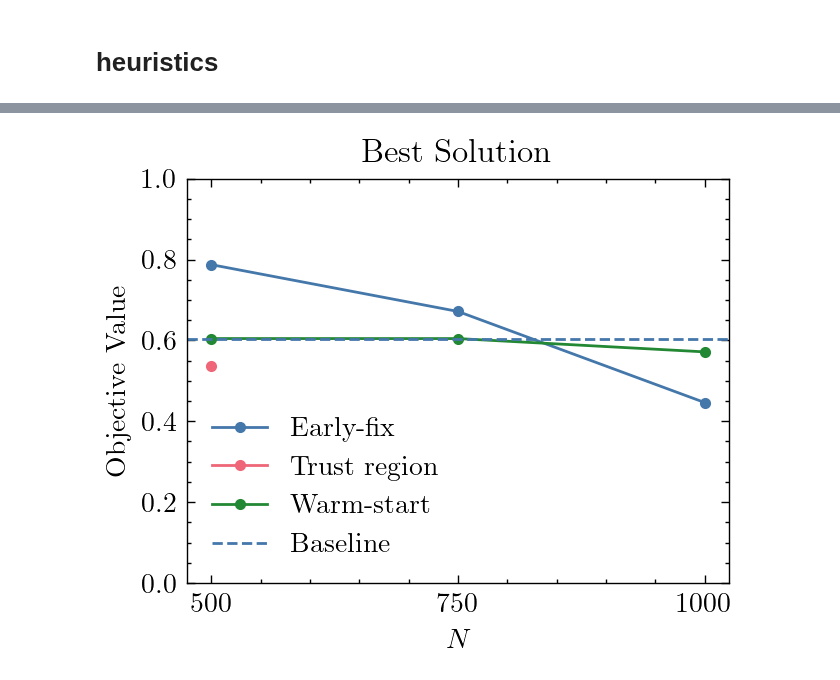
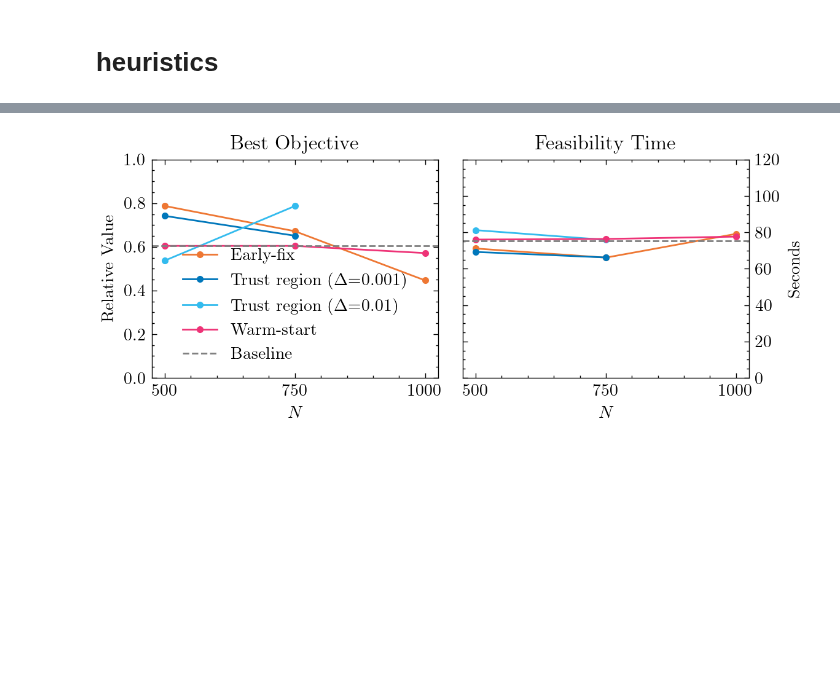
Before and after one commit to gos-ufsc/sat-gnn, a Jupyter notebook: notebooks/6.0-bmp-paper.plots.ipynb, the cells around one changed output, grey strips where cells are left out. Cells and saved outputs as stored; diff of their text form; code cells hidden in the pictures; blank space fills up the shorter version.

```diff
--- a/notebooks/6.0-bmp-paper.plots.ipynb
+++ b/notebooks/6.0-bmp-paper.plots.ipynb
@@ -444,5 +477,5 @@ plt.show()
 # %%
-labels = df.sort_values(by=['heuristic', 'n'])['label'].unique()[::-1]
+labels = df['label'].unique()[::-1]
 
 colors = plt.rcParams['axes.prop_cycle'].by_key()['color']
 bar_colors = np.array([colors[0],] * len(labels))
@@ -465,25 +512,50 @@ plt.show()
 # %%
-means = df[df['heuristic'] != 'Baseline'].groupby(['heuristic', 'n'])['relative_objective'].mean().reset_index()
-# stds = df[df['heuristic'] != 'Baseline'].groupby(['heuristic', 'n'])['relative_objective'].std().reset_index()
-for h in means['heuristic'].unique():
-    h_means = means[means['heuristic'] == h].set_index('n')['relative_objective']
-    # h_stds = stds[stds['heuristic'] == h].set_index('n')['relative_objective']
-    # plt.errorbar(h_means.index, h_means.values, yerr=h_stds.values, marker='.', label=h)
-    plt.plot(h_means, marker='.', label=h)
+fig, axs = plt.subplots(1,2)
+fig.set_size_inches(6, 2.625)
 
-baseline_obj = df[df['heuristic'] == 'Baseline']['relative_objective'].mean()
+def make_lineplot(column, ax):
+    means = df[df['heuristic'] != 'Baseline'].groupby(['heuristic', 'delta', 'n'])[column].mean().reset_index()
+    # stds = df[df['heuristic'] != 'Baseline'].groupby(['heuristic', 'n'])['relative_objective'].std().reset_index()
+    for h in means['heuristic'].unique():
+        if h == 'Trust region':
+            for delta in means[means['heuristic'] == h]['delta'].unique():
+                h_means = means[(means['heuristic'] == h) & (means['delta'] == delta)].set_index('n')[column]
 
-plt.xticks(means['n'].unique())
+                ax.plot(h_means, marker='.', label=h+f' ($\Delta$={delta})')
+        else:
+            h_means = means[means['heuristic'] == h].set_index('n')[column]
+            # h_stds = stds[stds['heuristic'] == h].set_index('n')['relative_objective']
+            # plt.errorbar(h_means.index, h_means.values, yerr=h_stds.values, marker='.', label=h)
+            ax.plot(h_means, marker='.', label=h)
 
-xlim = plt.xlim()
-plt.hlines(baseline_obj, *xlim, label='Baseline', linestyles='dashed')
-plt.xlim(*xlim)
+    baseline_obj = df[df['heuristic'] == 'Baseline'][column].mean()
 
-plt.ylim(0,1)
-plt.title('Best Solution')
-plt.ylabel('Objective Value')
-plt.xlabel('$N$')
-plt.legend()
-plt.show()
+    ax.set_xticks(means['n'].unique())
+
+    xlim = ax.get_xlim()
+    ax.hlines(baseline_obj, *xlim, label='Baseline', linestyles='dashed', color='gray')
+    ax.set_xlim(*xlim)
+
+make_lineplot('relative_objective', axs[0])
+
+axs[0].set_ylim(0,1)
+axs[0].legend()
+axs[0].set_title('Best Objective')
+axs[0].set_ylabel('Relative Value')
+axs[0].set_xlabel('$N$')
+
+make_lineplot('time_to_feasible', axs[1])
+
+axs[1].set_ylim(0,120)
+# axs[1].legend()
+axs[1].set_ylabel('Seconds')
+axs[1].set_xlabel('$N$')
+axs[1].set_title('Feasibility Time')
+axs[1].yaxis.tick_right()
+axs[1].yaxis.set_ticks_position('both')
+axs[1].yaxis.set_label_position("right")
+
+fig.tight_layout()
+fig.show()
 # %% [output]
-[figure, old version]
+[figure, new version]
```
Also changed, not shown: parts of 6 cells of this notebook.
